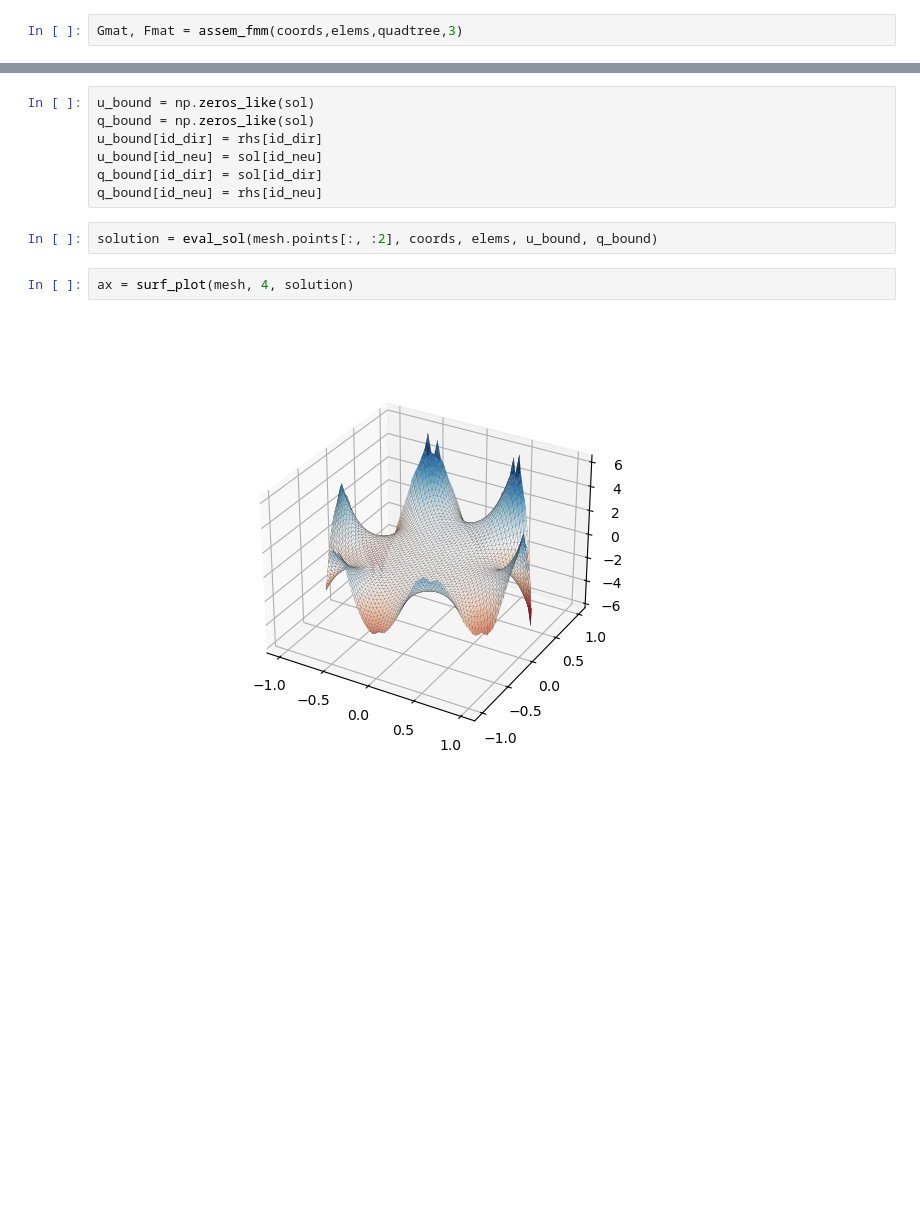
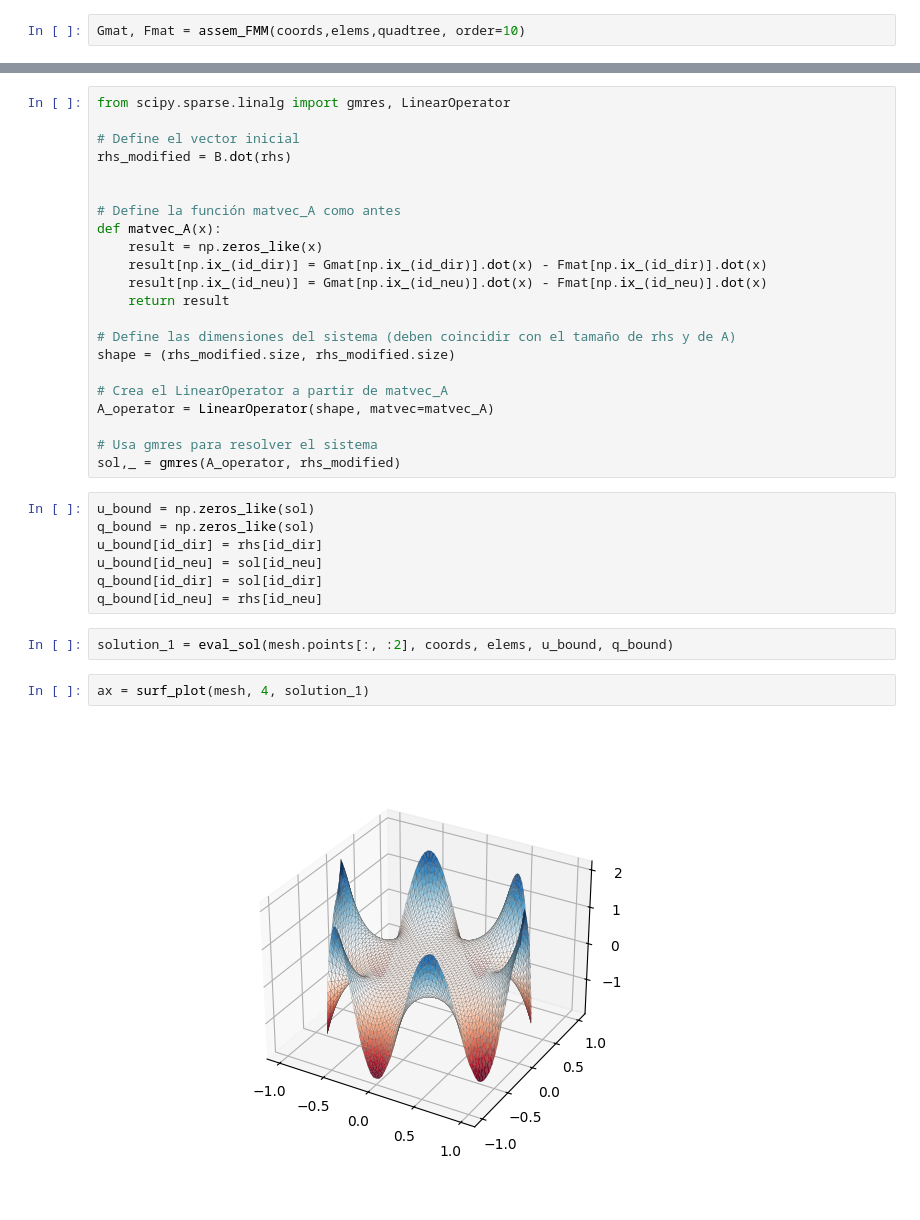
Before and after one commit to Ph0n1x0/FMM-BEM-, a Jupyter notebook: example_use.ipynb, the cells around one changed output, grey strips where cells are left out. Drawn from its saved outputs; the diff is of its cells as text; blank space fills up the shorter version.

```diff
--- a/example_use.ipynb
+++ b/example_use.ipynb
@@ -28,4 +29,4 @@ plt.show()
 # %% [output]
 [figure]
 # %%
-Gmat, Fmat = assem_fmm(coords,elems,quadtree,3)
+Gmat, Fmat = assem_FMM(coords,elems,quadtree, order=10)
@@ -152,3 +166,25 @@ sol = solve(A, B.dot(rhs))
+# %%
+from scipy.sparse.linalg import gmres, LinearOperator
+
+# Define el vector inicial
+rhs_modified = B.dot(rhs)
+
+
+# Define la función matvec_A como antes
+def matvec_A(x):
+    result = np.zeros_like(x)
+    result[np.ix_(id_dir)] = Gmat[np.ix_(id_dir)].dot(x) - Fmat[np.ix_(id_dir)].dot(x)
+    result[np.ix_(id_neu)] = Gmat[np.ix_(id_neu)].dot(x) - Fmat[np.ix_(id_neu)].dot(x)
+    return result
+
+# Define las dimensiones del sistema (deben coincidir con el tamaño de rhs y de A)
+shape = (rhs_modified.size, rhs_modified.size)
+
+# Crea el LinearOperator a partir de matvec_A
+A_operator = LinearOperator(shape, matvec=matvec_A)
+
+# Usa gmres para resolver el sistema
+sol,_ = gmres(A_operator, rhs_modified)
 # %%
 u_bound = np.zeros_like(sol)
 q_bound = np.zeros_like(sol)
@@ -157,8 +193,8 @@ u_bound[id_neu] = sol[id_neu]
 q_bound[id_dir] = sol[id_dir]
 q_bound[id_neu] = rhs[id_neu]
 # %%
-solution = eval_sol(mesh.points[:, :2], coords, elems, u_bound, q_bound)
+solution_1 = eval_sol(mesh.points[:, :2], coords, elems, u_bound, q_bound)
 # %%
-ax = surf_plot(mesh, 4, solution)
+ax = surf_plot(mesh, 4, solution_1)
 # %% [output]
-[figure, old version]
+[figure, new version]
```
Also changed, not shown: parts of 12 cells of this notebook, 6 other files.
